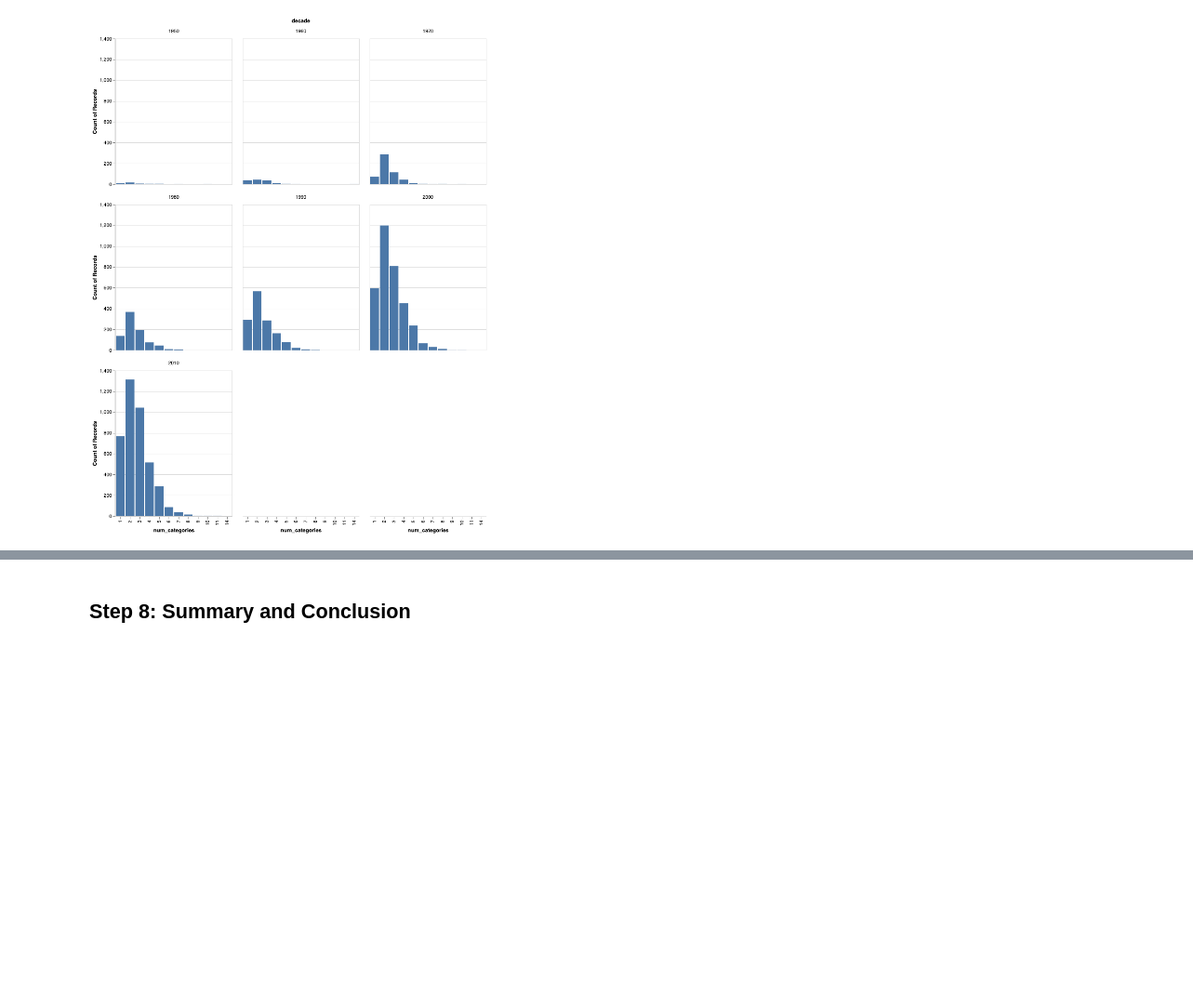
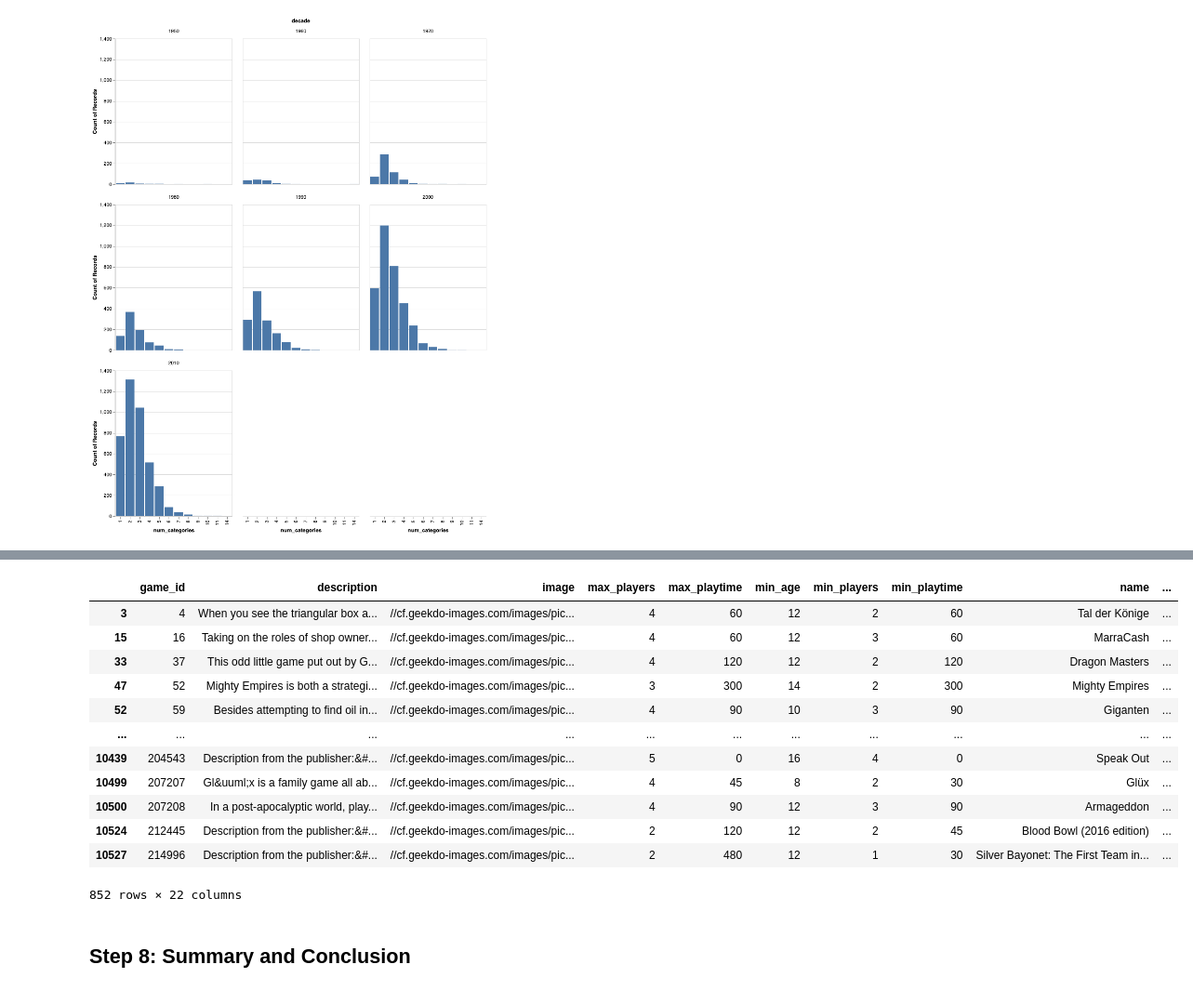
Before and after one commit to ubco-mds-2020-labs/data-550-project2-group-14, a Jupyter notebook: boardgame_EDA_2.ipynb, the cells around one changed output, grey strips where cells are left out. Shown: that part at 93% size. Drawn from its saved outputs; the diff is of its cells as text; code cells hidden in the pictures; blank space fills up the shorter version.

```diff
--- a/boardgame_EDA_2.ipynb
+++ b/boardgame_EDA_2.ipynb
@@ -376,3 +389,19 @@ Index(['game_id', 'description', 'image', 'max_players', 'max_playtime',
+# %%
+top_10_publishers_by_count
+# %% [output]
+|  | game_id | description | image | max_players | max_playtime | min_age | min_players | min_playtime | name | ... |
+| 3 | 4 | When you see the triangular box a... | //cf.geekdo-images.com/images/pic... | 4 | 60 | 12 | 2 | 60 | Tal der Könige | ... |
+| 15 | 16 | Taking on the roles of shop owner... | //cf.geekdo-images.com/images/pic... | 4 | 60 | 12 | 3 | 60 | MarraCash | ... |
+| 33 | 37 | This odd little game put out by G... | //cf.geekdo-images.com/images/pic... | 4 | 120 | 12 | 2 | 120 | Dragon Masters | ... |
+| 47 | 52 | Mighty Empires is both a strategi... | //cf.geekdo-images.com/images/pic... | 3 | 300 | 14 | 2 | 300 | Mighty Empires | ... |
+| 52 | 59 | Besides attempting to find oil in... | //cf.geekdo-images.com/images/pic... | 4 | 90 | 10 | 3 | 90 | Giganten | ... |
+| ... | ... | ... | ... | ... | ... | ... | ... | ... | ... | ... |
+| 10439 | 204543 | Description from the publisher:&#... | //cf.geekdo-images.com/images/pic... | 5 | 0 | 16 | 4 | 0 | Speak Out | ... |
+| 10499 | 207207 | Gl&uuml;x is a family game all ab... | //cf.geekdo-images.com/images/pic... | 4 | 45 | 8 | 2 | 30 | Glüx | ... |
+| 10500 | 207208 | In a post-apocalyptic world, play... | //cf.geekdo-images.com/images/pic... | 4 | 90 | 12 | 3 | 90 | Armageddon | ... |
+| 10524 | 212445 | Description from the publisher:&#... | //cf.geekdo-images.com/images/pic... | 2 | 120 | 12 | 2 | 45 | Blood Bowl (2016 edition) | ... |
+| 10527 | 214996 | Description from the publisher:&#... | //cf.geekdo-images.com/images/pic... | 2 | 480 | 12 | 1 | 30 | Silver Bayonet: The First Team in... | ... |
+852 rows × 22 columns
 # %% [markdown]
 ## Step 8: Summary and Conclusion
 # %% [markdown]
```
Also changed, not shown: parts of 7 cells of this notebook, 1 other file.
